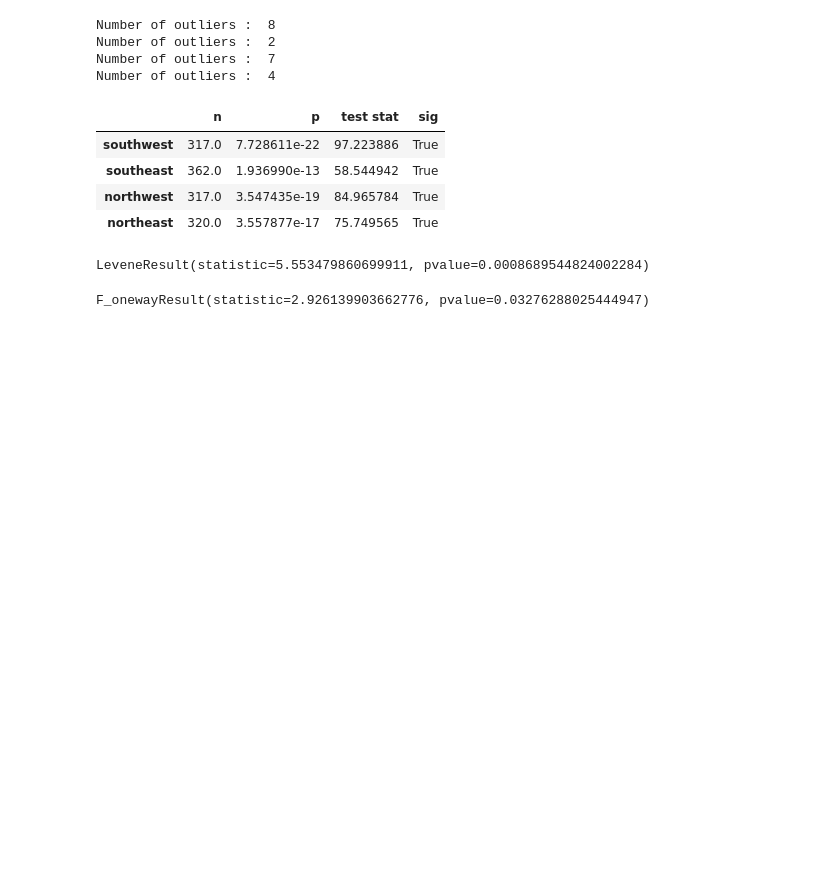
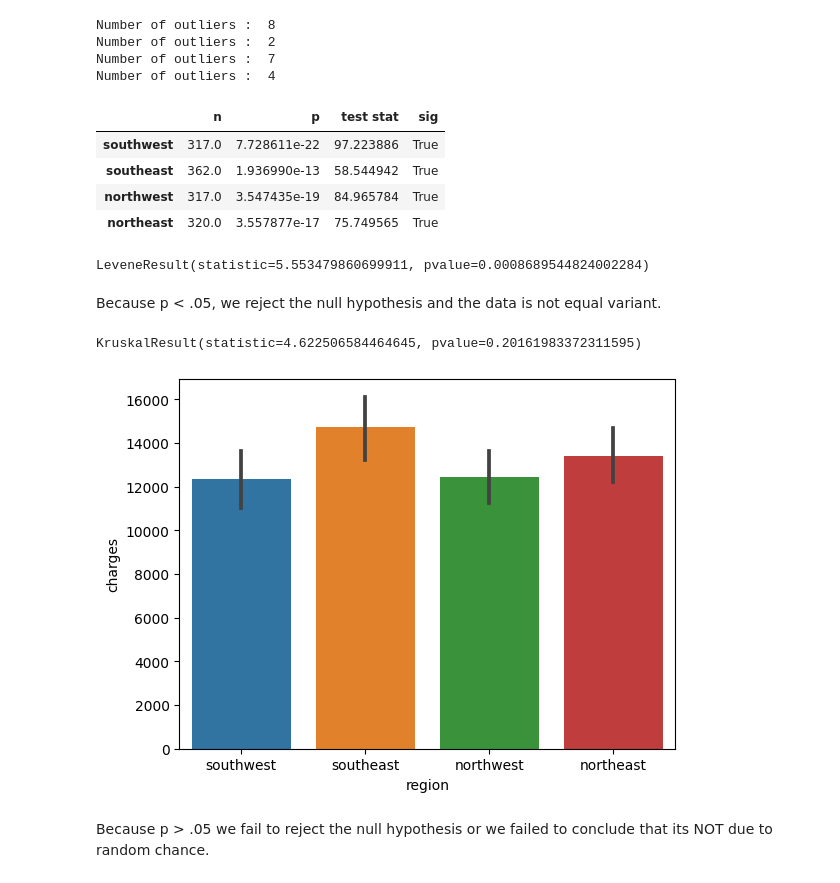
Before and after one commit to zevy613/Hypothesis-Testing, a Jupyter notebook: Hypothesis Testing with Insurance Data (Core).ipynb, the cells around one changed output. Saved outputs shown, nothing was run; the diff lists cells and outputs as text; code cells hidden in the pictures; blank space fills up the shorter version.

```diff
--- a/Hypothesis Testing with Insurance Data (Core).ipynb
+++ b/Hypothesis Testing with Insurance Data (Core).ipynb
@@ -259,8 +270,16 @@ stats.levene(*groups.values())
 # %% [output]
 LeveneResult(statistic=5.553479860699911, pvalue=0.0008689544824002284)
+# %% [markdown]
+Because p < .05, we reject the null hypothesis and the data is not equal variant.
 # %%
 # perform the correct hypothesis test
-result = stats.f_oneway( *groups.values())
+result = stats.kruskal( *groups.values())
 result
 # %% [output]
-F_onewayResult(statistic=2.926139903662776, pvalue=0.03276288025444947)
+KruskalResult(statistic=4.622506584464645, pvalue=0.20161983372311595)
+# %%
+sns.barplot(data=df, x='region',y='charges');
+# %% [output]
+[figure, added]
+# %% [markdown]
+Because p > .05 we fail to reject the null hypothesis or we failed to conclude that its NOT due to random chance.
```
Also changed, not shown: parts of 17 cells of this notebook.
